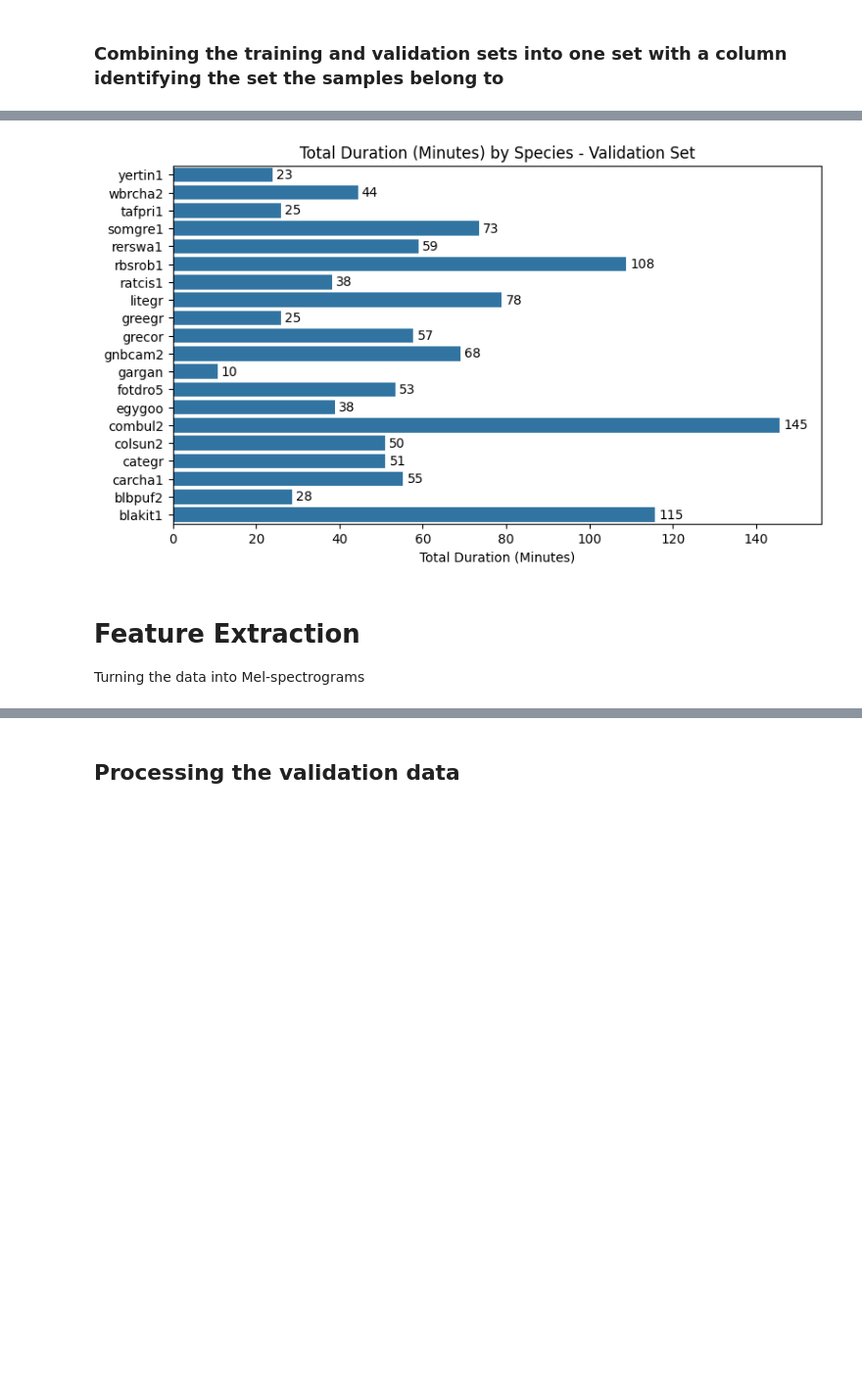
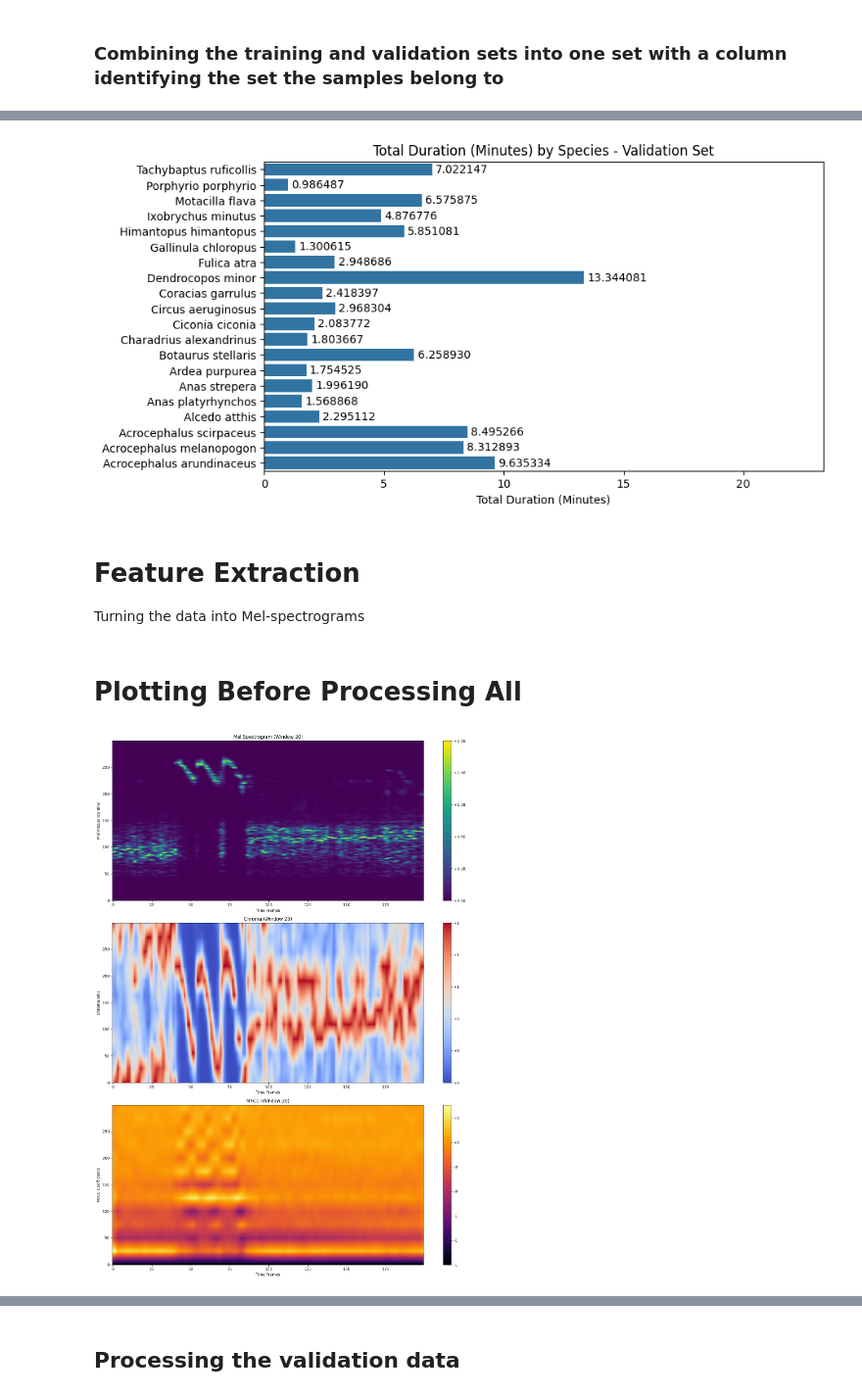
Before and after one commit to Thato-Mot/Final-Version-Of-Bird-Classification-Project, a Jupyter notebook: Stage-2/stage-2-train-val-split.ipynb, the cells around one changed output, grey strips where cells are left out. Shown at 98% size. Cells and saved outputs as stored; diff of their text form; code cells hidden in the pictures; blank space fills up the shorter version.

Commit message:
busy w stage 2

```diff
--- a/Stage-2/stage-2-train-val-split.ipynb
+++ b/Stage-2/stage-2-train-val-split.ipynb
@@ -202,8 +232,8 @@ plt.show()
 # %%
 fig, axes = plt.subplots(nrows=1, ncols=1, figsize=(9,5))
 
-sns.barplot(x='duration_mins', y='primary_label', data=duration_sum[duration_sum['set'] =='val'], ax=axes)
-axes.bar_label(axes.containers[0], fmt='%i', padding=3)
+sns.barplot(x='duration_mins', y='species', data=duration_sum[duration_sum['set'] =='val'], ax=axes)
+axes.bar_label(axes.containers[0], fmt='%f', padding=3)
 axes.set(xlim=[0, np.max(duration_sum[duration_sum['set'] =='val']['duration_mins']) + 10])
 axes.set(ylabel='')
 axes.set(xlabel='Total Duration (Minutes)')
@@ -211,5 +241,5 @@ axes.set(title='Total Duration (Minutes) by Species - Validation Set')
 
 plt.show()
 # %% [output]
-[figure, old version]
+[figure, new version]
 # %%
@@ -219,10 +249,9 @@ merged_train.to_csv('C:/Users/thato/Documents/Final-Year-Project/Dataset/Project
 
 Turning the data into Mel-spectrograms
 # %%
-npy_path = 'C:/Users/thato/Documents/Final-Year-Project/Dataset/Project-V2/train_audio_npy/'  # Path to audio npy files
-save_path = 'C:/Users/thato/Documents/Final-Year-Project/Dataset/Project-V2/feature-extraction/Stage-2/'  # Where to save Mel spectrograms
+save_path = 'C:/Users/thato/Documents/Final-Year-Project/Dataset/Project-V3/feature-extraction/stage-2-1/'  # Where to save Mel spectrograms
 n_mels = 128
-target_shape = (128,128)
-sr = 16000
+target_shape = (200,300)
+sr = 22050
 # %%
 # Loading the train-validation split CSV
@@ -286,0 +278,10 @@ def prepare_data_for_model_dict(npy_files, labels_encoded, sr=sr, window_size=8,
+# %%
+def generate_pink_noise(num_samples):
+    white_noise = np.random.randn(num_samples)
+
+    # Apply a filter to convert white noise into pink noise (1/f noise)
+    X = np.fft.rfft(white_noise)
+    S = np.arange(1, len(X) + 1)  # Frequency scaling
+    pink_noise = np.fft.irfft(X / S)
+
+    return normalize_audio(pink_noise)
@@ -286,0 +314,15 @@ def prepare_data_for_model_dict(npy_files, labels_encoded, sr=sr, window_size=8,
+# %%
+def pad_with_noise(audio_data, window_length, sr=sr):
+    current_length = librosa.get_duration(y=audio_data, sr=sr)
+    if current_length >= window_length:
+        return audio_data
+
+    target_length_samples = int(window_length * sr) + 1
+    current_length_samples = len(audio_data)
+    padding_length_samples = target_length_samples - current_length_samples
+
+    # Generate pink noise to pad with
+    pink_noise = generate_pink_noise(padding_length_samples)
+    padded_audio = np.concatenate([audio_data, pink_noise])
+
+    return padded_audio
@@ -286,0 +417,2 @@ def prepare_data_for_model_dict(npy_files, labels_encoded, sr=sr, window_size=8,
+# %% [markdown]
+# **Plotting Before Processing All**
@@ -286,0 +476,13 @@ def prepare_data_for_model_dict(npy_files, labels_encoded, sr=sr, window_size=8,
+# %%
+file_path = 'Motacilla flava/XC252756.npy'
+label = 'Motacilla flava'
+
+example_path = npy_path + file_path
+
+spectrogram_data = check_process_audio_file(example_path, label, window_size=3, overlap=0.5)
+
+window_index_to_plot = 20
+audio_widget = plot_spectrogram(spectrogram_data, window_index_to_plot, window_size=3, file_path=example_path)
+display(audio_widget)
+# %% [output]
+[figure, added]
```
Also changed, not shown: parts of 57 cells of this notebook, 2 other files.
